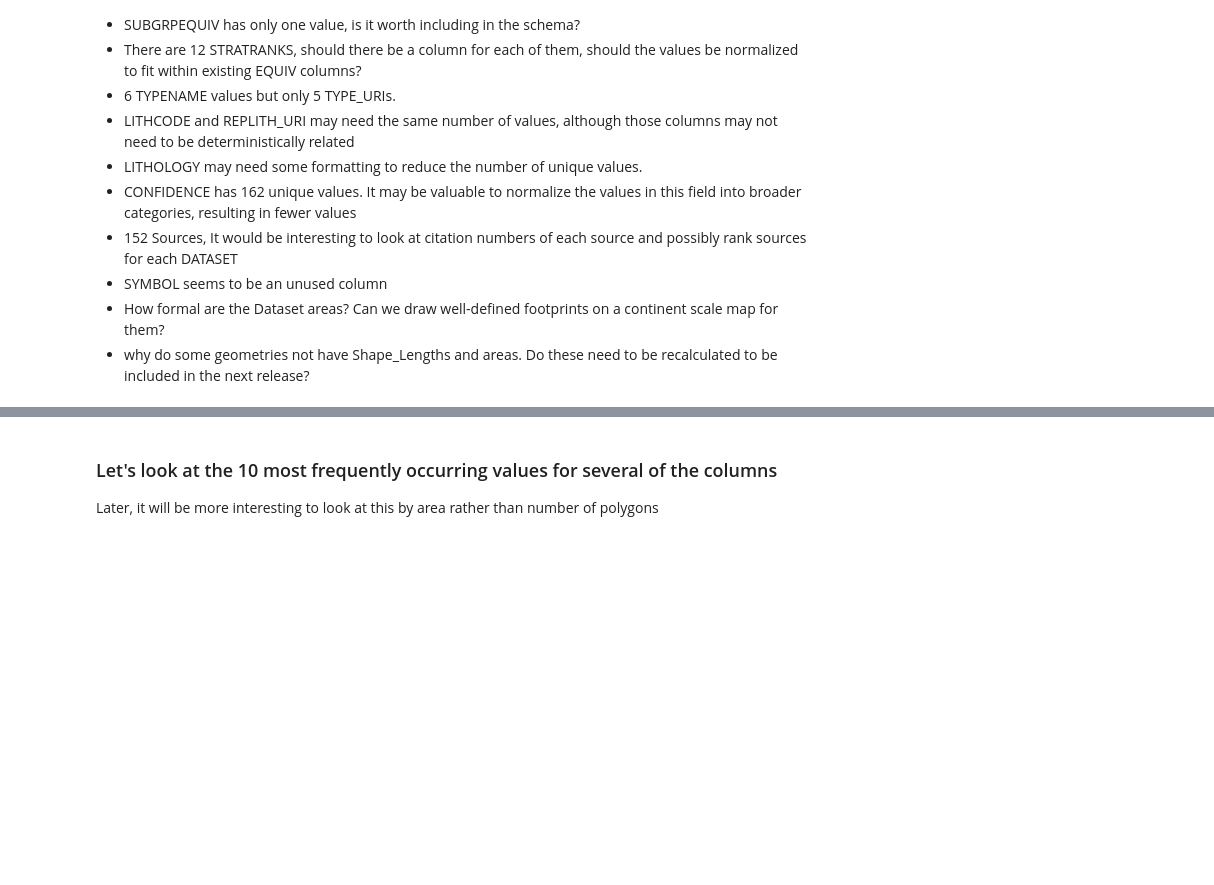
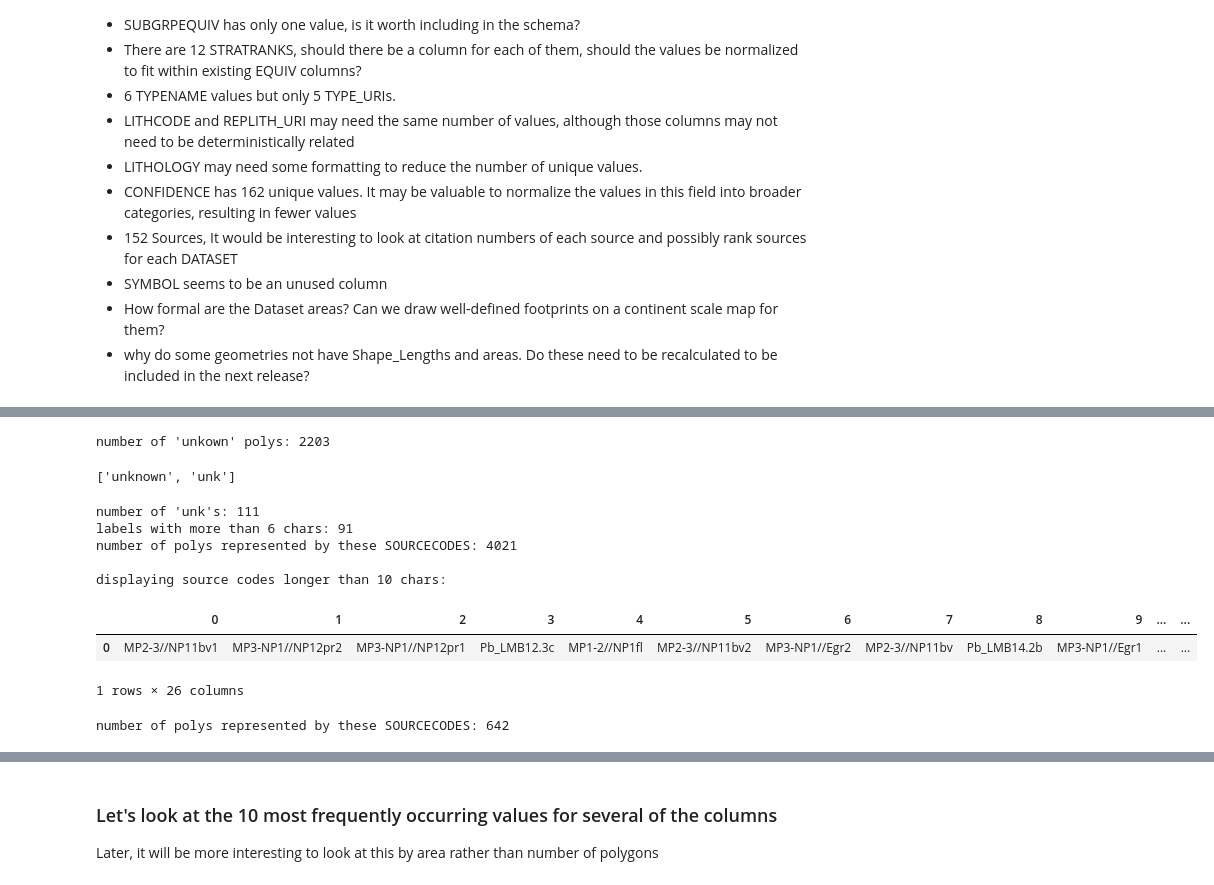
Before and after one commit to selkind/GeoMap, a Jupyter notebook: scratch.ipynb, the cells around one changed output, grey strips where cells are left out. Saved outputs shown, nothing was run; the diff lists cells and outputs as text; code cells hidden in the pictures; blank space fills up the shorter version.

```diff
--- a/scratch.ipynb
+++ b/scratch.ipynb
@@ -56,0 +82,24 @@ display(nunique_cols[28:].transpose())
+# %%
+print("number of 'unkown' polys:", counts["unknown"])
+display([i for i in counts.index if "unk" in i])
+print("number of 'unk's:", counts["unk"])
+med_length_vals = [i for i in counts.index if len(i) > 6]
+print("labels with more than 6 chars:", len(med_length_vals))
+print("number of polys represented by these SOURCECODES:", counts[med_length_vals].sum())
+print()
+print("displaying source codes longer than 10 chars:")
+long_values = [i for i in counts.index if len(i) > 10]
+display(pd.DataFrame(long_values).transpose())
+print("number of polys represented by these SOURCECODES:", counts[long_values].sum())
+# %% [output]
+number of 'unkown' polys: 2203
+['unknown', 'unk']
+number of 'unk's: 111
+labels with more than 6 chars: 91
+number of polys represented by these SOURCECODES: 4021
+
+displaying source codes longer than 10 chars:
+|  | 0 | 1 | 2 | 3 | 4 | 5 | 6 | 7 | 8 | 9 | ... | ... |
+| 0 | MP2-3//NP11bv1 | MP3-NP1//NP12pr2 | MP3-NP1//NP12pr1 | Pb_LMB12.3c | MP1-2//NP1fl | MP2-3//NP11bv2 | MP3-NP1//Egr2 | MP2-3//NP11bv | Pb_LMB14.2b | MP3-NP1//Egr1 | ... | ... |
+1 rows × 26 columns
+number of polys represented by these SOURCECODES: 642
```
Also changed, not shown: parts of 7 cells of this notebook.
